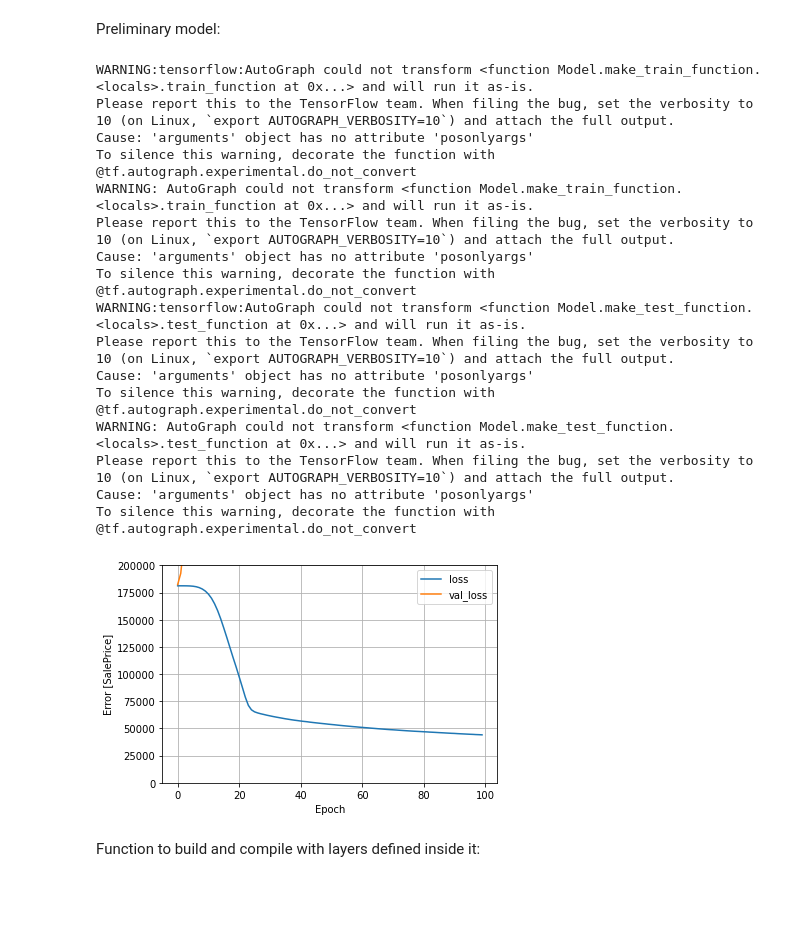
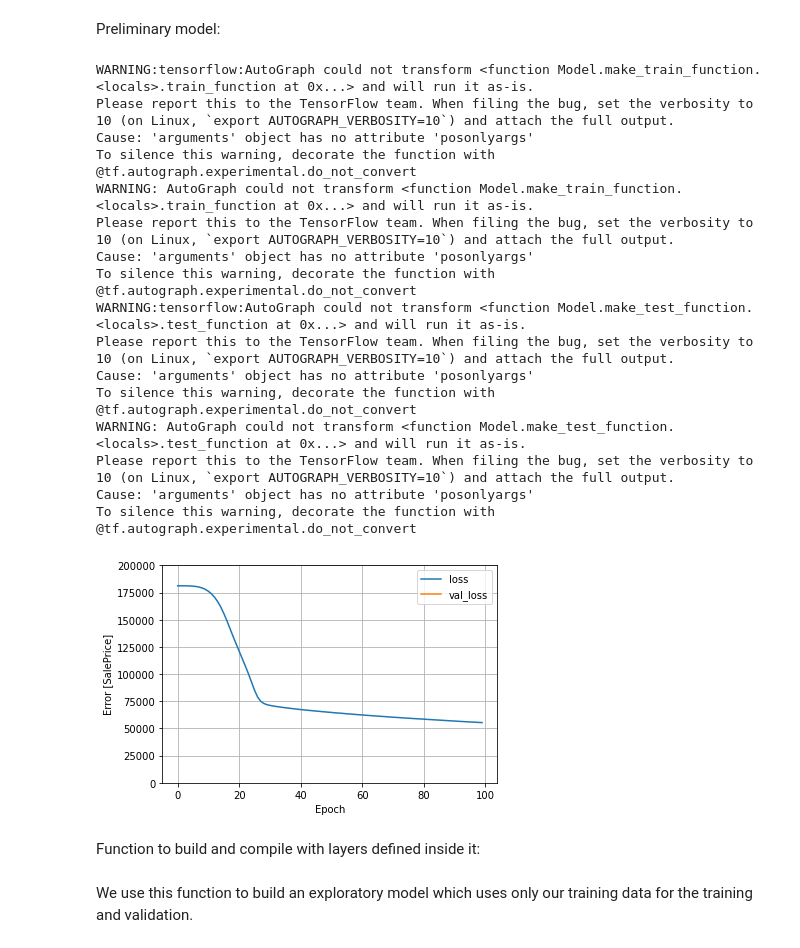
Before and after one commit to Brammetje23/Project-X, a Jupyter notebook: NN.ipynb, the cells around one changed output. Drawn from its saved outputs; the diff is of its cells as text; code cells hidden in the pictures; blank space fills up the shorter version.

```diff
--- a/NN.ipynb
+++ b/NN.ipynb
@@ -19,10 +19,10 @@ print(tf.__version__)
 # %%
 from data_processing import import_and_clean_train, label_encoding
 
-train_X, test_X, train_y, test_y = import_and_clean_train('train')
+train_X, test_X, train_y, test_y, labels_dict = import_and_clean_train('train', label_encoding)
 
-train_X.pop('Id')
-test_X.pop('Id')
+# train_X.pop('Id')
+# test_X.pop('Id')
 
 train_X.head()
 # %% [output]
@@ -100,31 +82,31 @@ def train_and_evaluate(model, train_x, train_y, val_x, val_y, epochs=100):
 Preliminary model:
 # %%
 model = models.Sequential()
-model.add(gr_normalizer)
+# model.add(normalizer)
 model.add(layers.Dense(units=1))
 model.add(layers.Dense(64, activation='relu'))
 model.add(layers.Dense(64, activation='relu'))
 model.add(layers.Dense(1))
 
-train_and_evaluate(model, train_X['GrLivArea'], train_y['GrLivArea'], test_X, test_y, epochs=100)
+train_and_evaluate(model, train_X, train_y, test_X, test_y, epochs=100)
 # %% [output]
 WARNING:tensorflow:AutoGraph could not transform <function Model.make_train_function.<locals>.train_function at 0x...> and will run it as-is.
 Please report this to the TensorFlow team. When filing the bug, set the verbosity to 10 (on Linux, `export AUTOGRAPH_VERBOSITY=10`) and attach the full output.
 Cause: 'arguments' object has no attribute 'posonlyargs'
 To silence this warning, decorate the function with @tf.autograph.experimental.do_not_convert
 WARNING: AutoGraph could not transform <function Model.make_train_function.<locals>.train_function at 0x...> and will run it as-is.
 Please report this to the TensorFlow team. When filing the bug, set the verbosity to 10 (on Linux, `export AUTOGRAPH_VERBOSITY=10`) and attach the full output.
 Cause: 'arguments' object has no attribute 'posonlyargs'
 To silence this warning, decorate the function with @tf.autograph.experimental.do_not_convert
 WARNING:tensorflow:AutoGraph could not transform <function Model.make_test_function.<locals>.test_function at 0x...> and will run it as-is.
 Please report this to the TensorFlow team. When filing the bug, set the verbosity to 10 (on Linux, `export AUTOGRAPH_VERBOSITY=10`) and attach the full output.
 Cause: 'arguments' object has no attribute 'posonlyargs'
 To silence this warning, decorate the function with @tf.autograph.experimental.do_not_convert
 WARNING: AutoGraph could not transform <function Model.make_test_function.<locals>.test_function at 0x...> and will run it as-is.
 Please report this to the TensorFlow team. When filing the bug, set the verbosity to 10 (on Linux, `export AUTOGRAPH_VERBOSITY=10`) and attach the full output.
 Cause: 'arguments' object has no attribute 'posonlyargs'
 To silence this warning, decorate the function with @tf.autograph.experimental.do_not_convert
-[figure, old version]
+[figure, new version]
 # %% [markdown]
 Function to build and compile with layers defined inside it:
 # %%
@@ -139,6 +121,8 @@ def build_and_compile_model(norm):
     model.compile(loss='mean_absolute_error',
                     optimizer=tf.keras.optimizers.Adam(0.01))
     return model
+# %% [markdown]
+We use this function to build an exploratory model which uses only our training data for the training and validation.
 # %%
 dnn_model = build_and_compile_model(normalizer)
 
```
Also changed, not shown: parts of 9 cells of this notebook.
